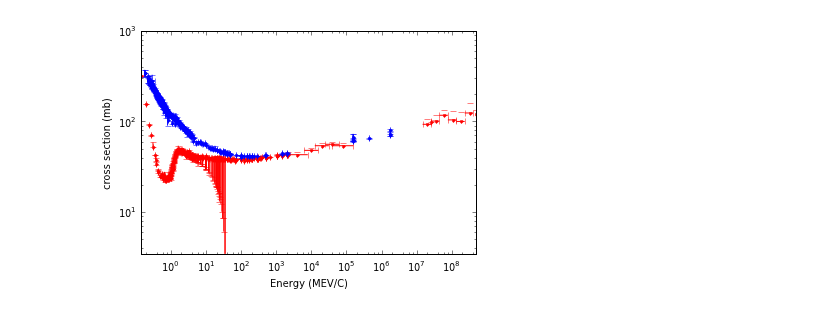
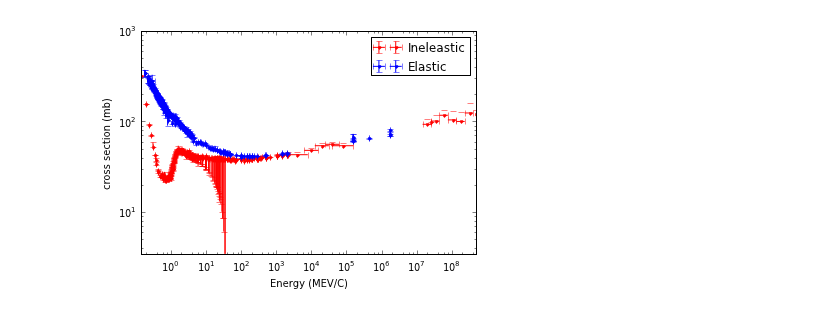
Before and after one commit to mattyuiop/PHYS202-S13, a Jupyter notebook: Project/MCG.ipynb, the cells around one changed output. Drawn from its saved outputs; the diff is of its cells as text; code cells hidden in the pictures.

```diff
--- a/Project/MCG.ipynb
+++ b/Project/MCG.ipynb
@@ -1,7 +1,4 @@
 # %%
-def WooSax(rhoNot,a,w,R):
-    return lambda r: rhoNot*(1+w*r*r*R**-2)/(1+e**((r-R)/a))
-    # fxn(r)
 import numpy as np
 import matplotlib.pyplot as plt
 import pylab as pl
@@ -11,36 +8,36 @@ i = index
 cola [GeV/C]
 colb [Plab_Min]
 colc [Plab_Max]
 cold [Sig(MB)]
 cole [sta_err+]
 colf [Sta_err-]
 colg [Sy_Er+ PCT]
 colh [Sy_Er-(PCT)]
 
 """
 i,a,b,c,d,e,f,g,h  = np.loadtxt('PPNew.txt', unpack = True)
 iel,ael,bel,cel,delstic,eel,fel,gel,hel = np.loadtxt('ElasPP.dat', unpack = True)
 xlow = a-b
 xhigh = c-a
 ylow = d-e
 yhigh = f-d
 
 xelLow = ael-bel
 xelHigh = cel-ael
 
 
-errorbar(a,d, yerr=[c,e], xerr =[xlow,xhigh], fmt = 'r.')
-errorbar(ael,delstic, yerr=[fel,eel], xerr = [xelLow,xelHigh], fmt = 'b.')
+errorbar(a,d, yerr=[c,e], xerr =[xlow,xhigh], fmt = 'r.', label = 'Ineleastic')
+errorbar(ael,delstic, yerr=[fel,eel], xerr = [xelLow,xelHigh], fmt = 'b.', label = 'Elastic')
 #plot(a,d,'o')
 plt.xscale('log')
-plt.xticks([.1, 1,10, 100, 1000, 10000, 100000, 10**6,10**7,10**8])
+plt.xticks([.1, 1,10, 100, 1000, 10000, 100000, 10**6,10**7,10**8, 10**12])
 plt.yscale('log')
 plt.yticks([1,10, 100, 1000])
 xlabel('Energy (MEV/C)')
 ylabel('cross section (mb)')
 plt.vlines([1,10,100,1000,10000,100000],0,1000, linestyles = '-')
-
+legend()
 show()
 # %% [output]
-[figure, old version]
+[figure, new version]
 # %%
```
Also changed, not shown: parts of 3 cells of this notebook, 1 other file.
